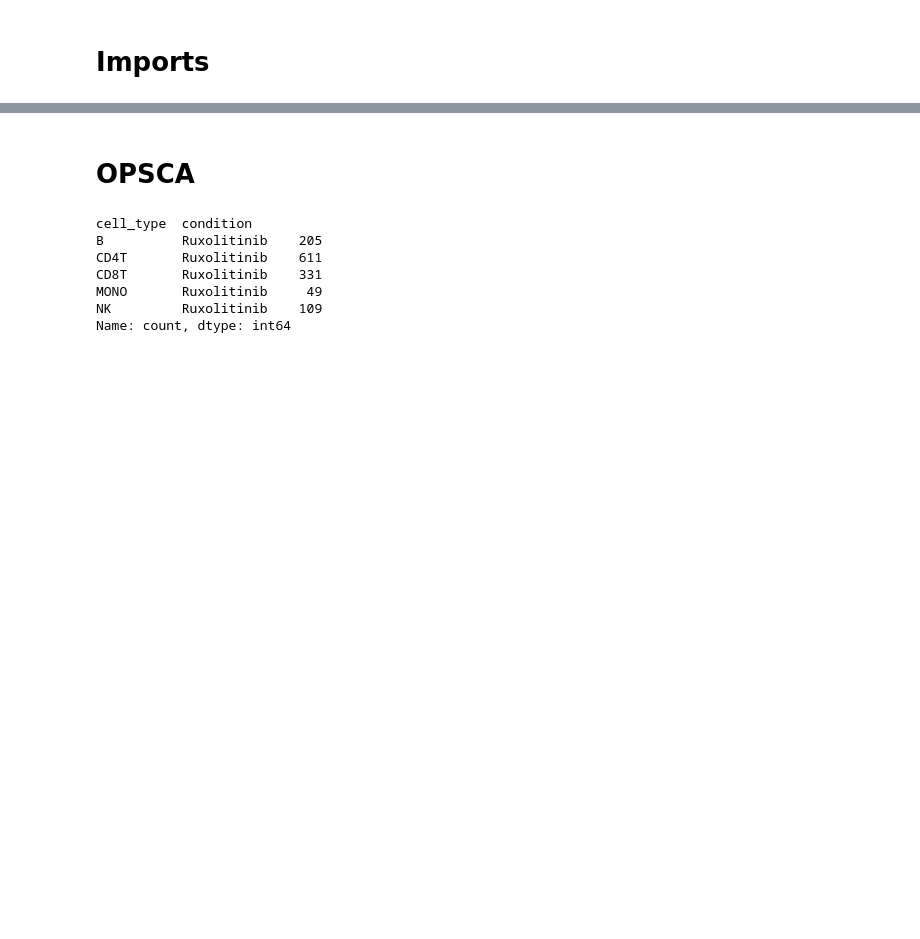
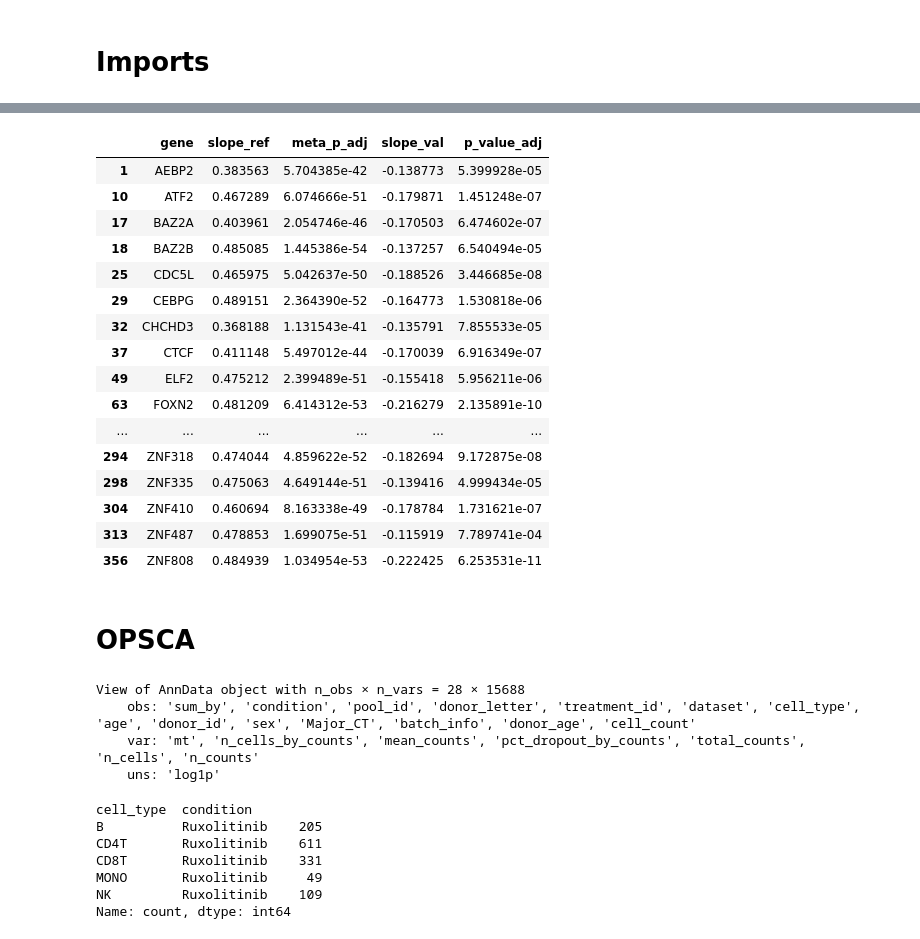
Before and after one commit to janursa/HIRA, a Jupyter notebook: notebooks/supp_results.ipynb, the cells around one changed output, grey strips where cells are left out. Drawn from its saved outputs; the diff is of its cells as text; code cells hidden in the pictures; blank space fills up the shorter version.

```diff
--- a/notebooks/supp_results.ipynb
+++ b/notebooks/supp_results.ipynb
@@ -41,2 +79,26 @@ os.makedirs(to_save, exist_ok=True)
+# %%
+stats_val_sig = retrieve_sig_stats(data_type='bulk', feature_type='tf_activity', cell_type=cell_type, dataset='soundlife', multi_cohort=False)[['gene', 'slope', 'p_value_adj']]
+stats_merged = stats_ref.merge(stats_val_sig, on='gene', suffixes=('_ref', '_val'), how='left')
+# find genes with inconsistent slopes
+stats_inconsistent = stats_merged[(stats_merged['slope_ref'] * stats_merged['slope_val'] < 0)]
+stats_inconsistent
+# %% [output]
+|  | gene | slope_ref | meta_p_adj | slope_val | p_value_adj |
+| 1 | AEBP2 | 0.383563 | 5.704385e-42 | -0.138773 | 5.399928e-05 |
+| 10 | ATF2 | 0.467289 | 6.074666e-51 | -0.179871 | 1.451248e-07 |
+| 17 | BAZ2A | 0.403961 | 2.054746e-46 | -0.170503 | 6.474602e-07 |
+| 18 | BAZ2B | 0.485085 | 1.445386e-54 | -0.137257 | 6.540494e-05 |
+| 25 | CDC5L | 0.465975 | 5.042637e-50 | -0.188526 | 3.446685e-08 |
+| 29 | CEBPG | 0.489151 | 2.364390e-52 | -0.164773 | 1.530818e-06 |
+| 32 | CHCHD3 | 0.368188 | 1.131543e-41 | -0.135791 | 7.855533e-05 |
+| 37 | CTCF | 0.411148 | 5.497012e-44 | -0.170039 | 6.916349e-07 |
+| 49 | ELF2 | 0.475212 | 2.399489e-51 | -0.155418 | 5.956211e-06 |
+| 63 | FOXN2 | 0.481209 | 6.414312e-53 | -0.216279 | 2.135891e-10 |
+| ... | ... | ... | ... | ... | ... |
+| 294 | ZNF318 | 0.474044 | 4.859622e-52 | -0.182694 | 9.172875e-08 |
+| 298 | ZNF335 | 0.475063 | 4.649144e-51 | -0.139416 | 4.999434e-05 |
+| 304 | ZNF410 | 0.460694 | 8.163338e-49 | -0.178784 | 1.731621e-07 |
+| 313 | ZNF487 | 0.478853 | 1.699075e-51 | -0.115919 | 7.789741e-04 |
+| 356 | ZNF808 | 0.484939 | 1.034954e-53 | -0.222425 | 6.253531e-11 |
 # %% [markdown]
 # OPSCA
@@ -43,3 +107,10 @@ os.makedirs(to_save, exist_ok=True)
+# %%
+adata
+# %% [output]
+View of AnnData object with n_obs × n_vars = 28 × 15688
+    obs: 'sum_by', 'condition', 'pool_id', 'donor_letter', 'treatment_id', 'dataset', 'cell_type', 'age', 'donor_id', 'sex', 'Major_CT', 'batch_info', 'donor_age', 'cell_count'
+    var: 'mt', 'n_cells_by_counts', 'mean_counts', 'pct_dropout_by_counts', 'total_counts', 'n_cells', 'n_counts'
+    uns: 'log1p'
 # %%
 adata_sub = adata[adata.obs['condition'].isin(['Ruxolitinib'])]
 adata_sub.obs.groupby('cell_type')['condition'].value_counts()
```
Also changed, not shown: parts of 6 cells of this notebook, 19 other files.
